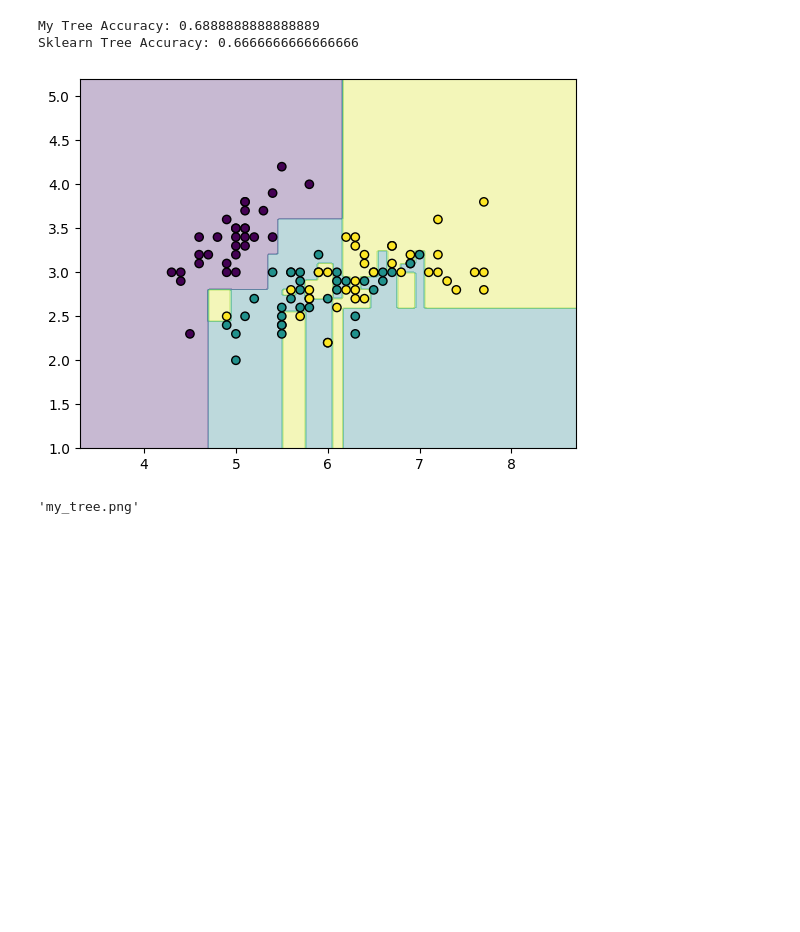
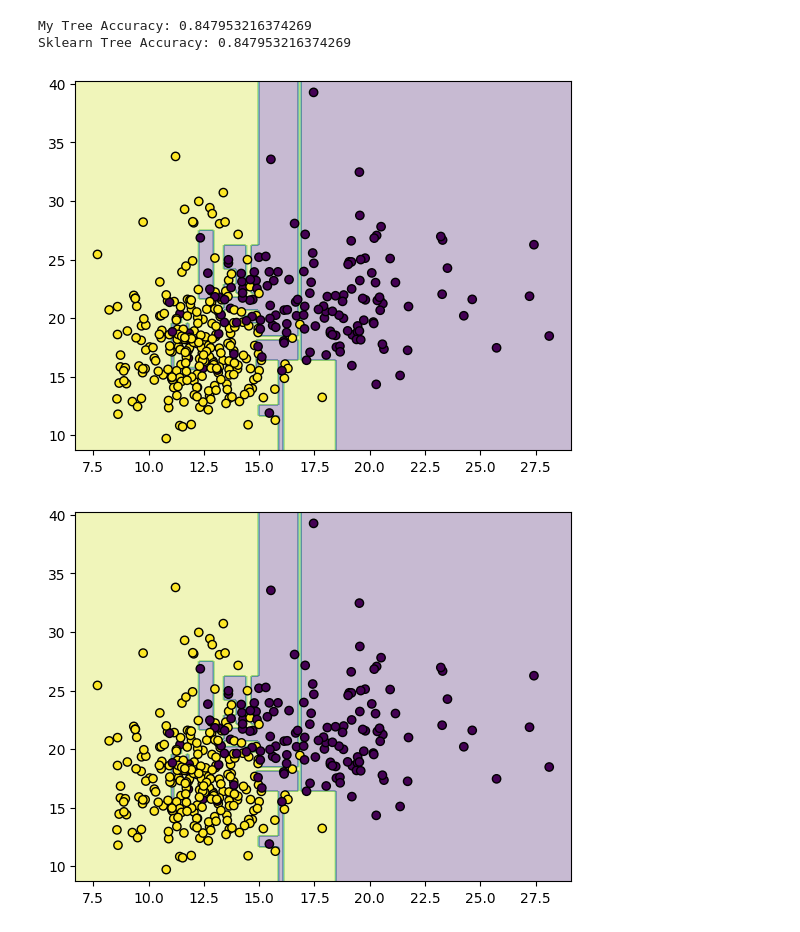
Before and after one commit to Vallley/ml-basics, a Jupyter notebook: decision_trees/tree_test.ipynb, the cells around one changed output. Cells and saved outputs as stored; diff of their text form; code cells hidden in the pictures; blank space fills up the shorter version.

```diff
--- a/decision_trees/tree_test.ipynb
+++ b/decision_trees/tree_test.ipynb
@@ -7,7 +7,7 @@ from sklearn.tree import DecisionTreeClassifier
 import numpy as np
 import matplotlib.pyplot as plt
 
-data = load_iris()
+data = load_breast_cancer()
 x = data.data
 y = data.target
 
@@ -15,41 +15,44 @@ x = x[:, [0, 1]]
 x_train, x_test, y_train, y_test = train_test_split(x, y, test_size=0.3, random_state=42)
 my_tree = build_next_node(x_train, y_train, gini_index)
 
-def tree_predict(tree, X):
+'''def tree_predict(tree, X):
     preds = []
     for x in X:
         preds.append(tree.predict(x.reshape(1, -1)))
-    return np.array(preds)
+    return np.array(preds)'''
 
-y_pred_my = tree_predict(my_tree, x_test)
+
+
+y_pred_my = my_tree.predict(x_test)
 print("My Tree Accuracy:", accuracy_score(y_test, y_pred_my))
 
 sk_tree = DecisionTreeClassifier(criterion="gini")
 sk_tree.fit(x_train, y_train)
 
 y_pred_sk = sk_tree.predict(x_test)
 print("Sklearn Tree Accuracy:", accuracy_score(y_test, y_pred_sk))
 
 
-def plot_decision_boundary(tree, X, y):
+def plot_decision_boundary(model, X, y):
     x_min, x_max = X[:,0].min() - 1, X[:,0].max() + 1
     y_min, y_max = X[:,1].min() - 1, X[:,1].max() + 1
 
     xx, yy = np.meshgrid(
         np.linspace(x_min, x_max, 200),
         np.linspace(y_min, y_max, 200)
     )
 
-    Z = tree_predict(tree, np.c_[xx.ravel(), yy.ravel()])
-    Z = Z.reshape(xx.shape)
+    Z = model.predict(np.c_[xx.ravel(), yy.ravel()])
+    Z= Z.reshape(xx.shape)
 
     plt.contourf(xx, yy, Z, alpha=0.3)
     plt.scatter(X[:,0], X[:,1], c=y, edgecolor='k')
     plt.show()
 
+plot_decision_boundary(sk_tree, x_train, y_train)
 plot_decision_boundary(my_tree, x_train, y_train)
 # %% [output]
-My Tree Accuracy: 0.6888888888888889
-Sklearn Tree Accuracy: 0.6666666666666666
+My Tree Accuracy: 0.847953216374269
+Sklearn Tree Accuracy: 0.847953216374269
-[figure, old version]
+[figure, new version]
-'my_tree.png'
+[figure, added]
```
Also changed, not shown: 7 other files.
